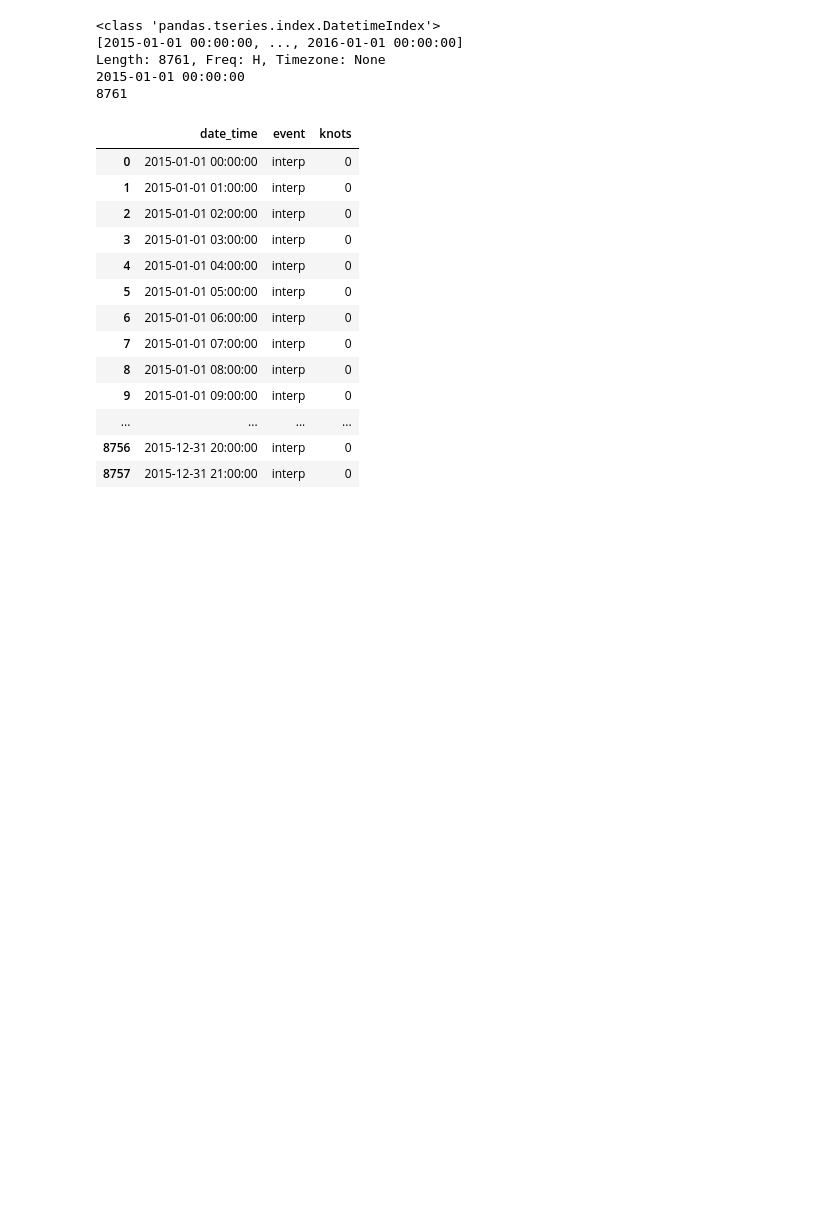
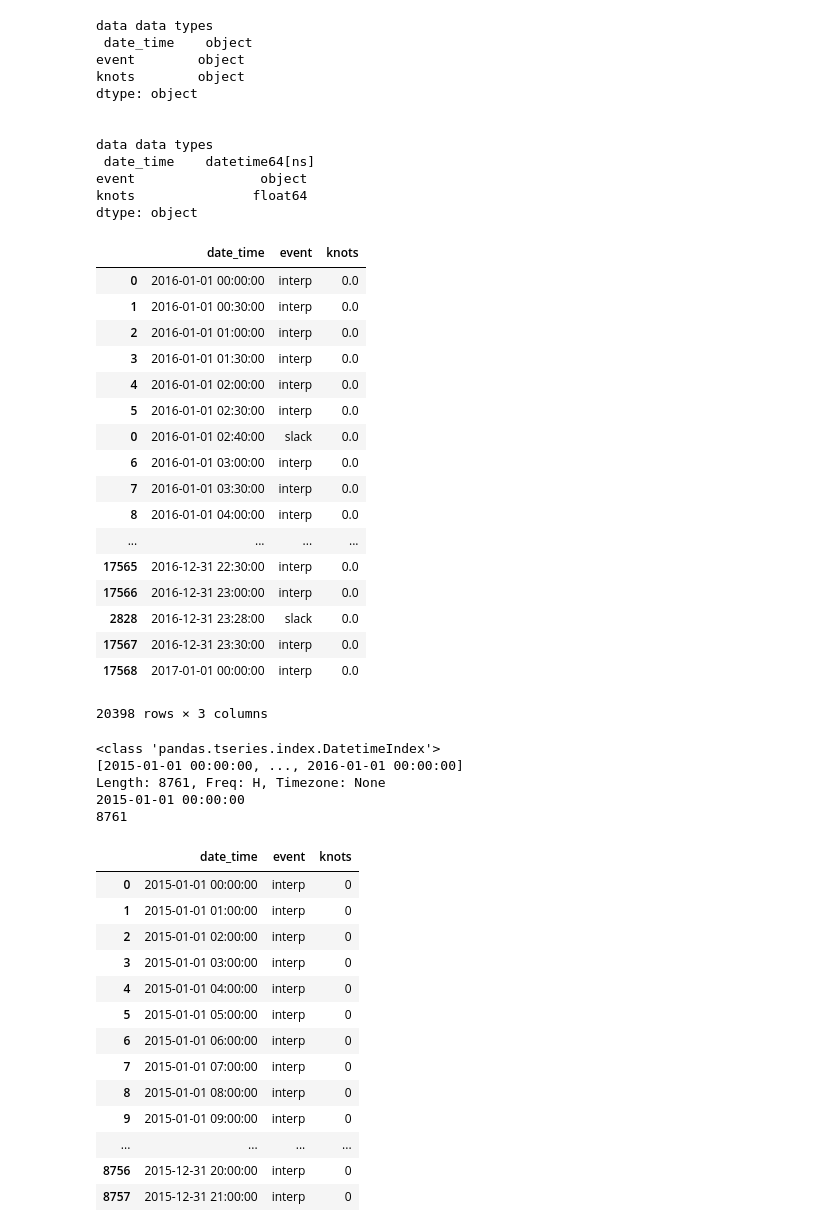
Before and after one commit to btq/nyc_waterways_viz, a Jupyter notebook: python/noaaCurrentScraper.ipynb, the cells around one changed output. Drawn from its saved outputs; the diff is of its cells as text; code cells hidden in the pictures; blank space fills up the shorter version.

```diff
--- a/python/noaaCurrentScraper.ipynb
+++ b/python/noaaCurrentScraper.ipynb
@@ -102,0 +77,14 @@ dtype: object
+# %%
+#Create hourly version of data
+trng = pd.date_range('1/1/2016','01/01/2017',freq='30min')
+#print trng
+print(trng[0])
+print(trng.size)
+speedKnots = np.zeros(trng.size)
+event = (('interp',)*trng.size)
+data_interp = {'date_time': trng,
+        'event': event,
+        'knots': speedKnots}
+data_interp = pd.DataFrame(data_interp)
+print('\ndata_interp data types\n', data_interp.dtypes,'\n')
+data_interp.head()
@@ -103,3 +106,44 @@ dtype: object
+# %%
+#df.dtypes
+print('data data types\n', data.dtypes,'\n')
+data['knots'] = pd.to_numeric(data['knots'])
+data['date_time'] = pd.to_datetime(data['date_time'])
+print('\ndata data types\n', data.dtypes,'\n')
+#print data_interp.dtypes
+concatenated = pd.concat([data,data_interp])
+concatenated = concatenated.sort('date_time',ascending=1)
+concatenated
+# %% [output]
+data data types
+ date_time    object
+event        object
+knots        object
+dtype: object
+
+
+data data types
+ date_time    datetime64[ns]
+event                object
+knots               float64
+dtype: object
+|  | date_time | event | knots |
+| 0 | 2016-01-01 00:00:00 | interp | 0.0 |
+| 1 | 2016-01-01 00:30:00 | interp | 0.0 |
+| 2 | 2016-01-01 01:00:00 | interp | 0.0 |
+| 3 | 2016-01-01 01:30:00 | interp | 0.0 |
+| 4 | 2016-01-01 02:00:00 | interp | 0.0 |
+| 5 | 2016-01-01 02:30:00 | interp | 0.0 |
+| 0 | 2016-01-01 02:40:00 | slack | 0.0 |
+| 6 | 2016-01-01 03:00:00 | interp | 0.0 |
+| 7 | 2016-01-01 03:30:00 | interp | 0.0 |
+| 8 | 2016-01-01 04:00:00 | interp | 0.0 |
+| ... | ... | ... | ... |
+| 17565 | 2016-12-31 22:30:00 | interp | 0.0 |
+| 17566 | 2016-12-31 23:00:00 | interp | 0.0 |
+| 2828 | 2016-12-31 23:28:00 | slack | 0.0 |
+| 17567 | 2016-12-31 23:30:00 | interp | 0.0 |
+| 17568 | 2017-01-01 00:00:00 | interp | 0.0 |
+20398 rows × 3 columns
 # %%
 trng = pd.date_range('1/1/2015','01/01/2016',freq='H')
 print trng
```
Also changed, not shown: parts of 8 cells of this notebook.
